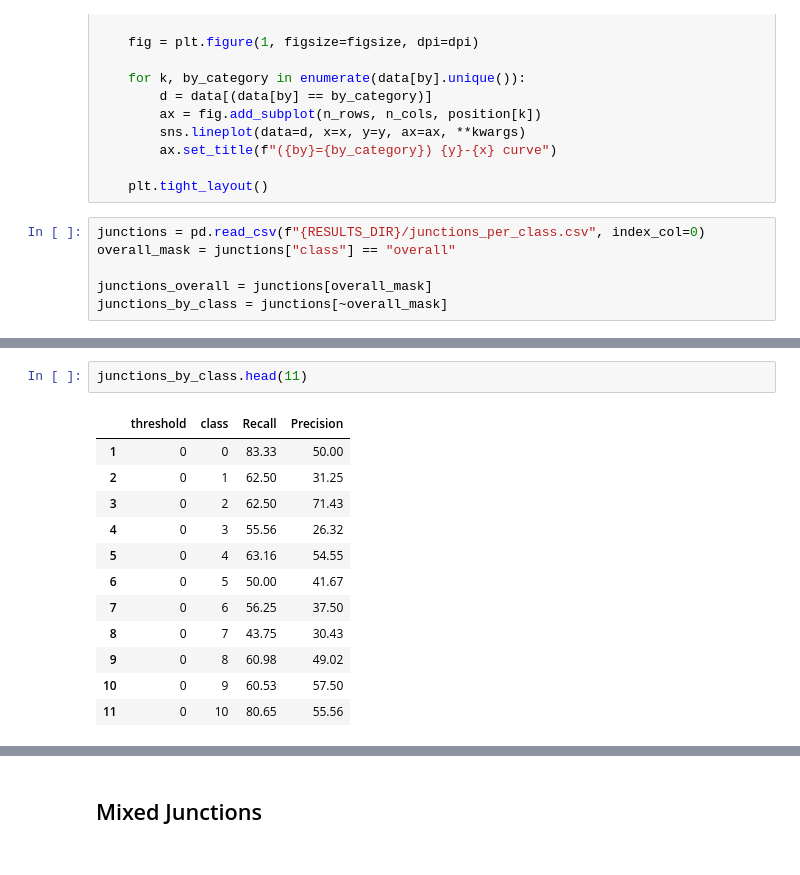
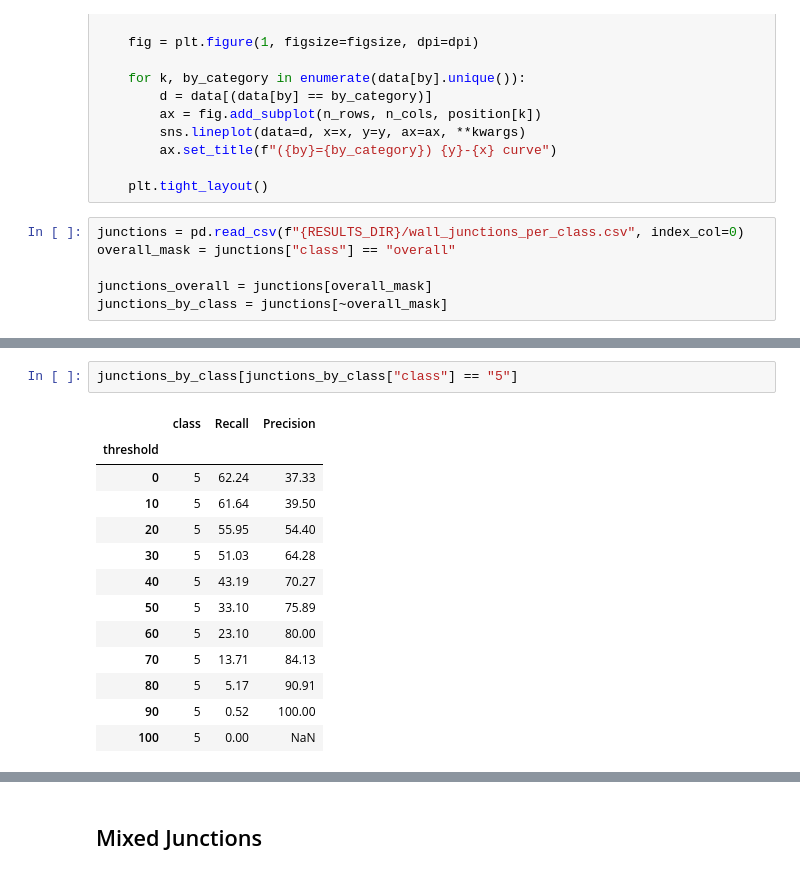
Before and after one commit to joaocmd/CubiCasa5k, a Jupyter notebook: Performance-Metrics.ipynb, the cells around one changed output, grey strips where cells are left out. Cells and saved outputs as stored; diff of their text form.

```diff
--- a/Performance-Metrics.ipynb
+++ b/Performance-Metrics.ipynb
@@ -165,7 +103,7 @@ def plot_per_class(
 
     plt.tight_layout()
 # %%
-junctions = pd.read_csv(f"{RESULTS_DIR}/junctions_per_class.csv", index_col=0)
+junctions = pd.read_csv(f"{RESULTS_DIR}/wall_junctions_per_class.csv", index_col=0)
 overall_mask = junctions["class"] == "overall"
 
 junctions_overall = junctions[overall_mask]
@@ -183,15 +121,16 @@ plot_per_class(junctions_by_class, x="Recall", y="Precision", by="class", figsiz
 # %%
-junctions_by_class.head(11)
+junctions_by_class[junctions_by_class["class"] == "5"]
 # %% [output]
-|  | threshold | class | Recall | Precision |
-| 1 | 0 | 0 | 83.33 | 50.00 |
-| 2 | 0 | 1 | 62.50 | 31.25 |
-| 3 | 0 | 2 | 62.50 | 71.43 |
-| 4 | 0 | 3 | 55.56 | 26.32 |
-| 5 | 0 | 4 | 63.16 | 54.55 |
-| 6 | 0 | 5 | 50.00 | 41.67 |
-| 7 | 0 | 6 | 56.25 | 37.50 |
-| 8 | 0 | 7 | 43.75 | 30.43 |
-| 9 | 0 | 8 | 60.98 | 49.02 |
-| 10 | 0 | 9 | 60.53 | 57.50 |
-| 11 | 0 | 10 | 80.65 | 55.56 |
+|  | class | Recall | Precision |
+| threshold |  |  |  |
+| 0 | 5 | 62.24 | 37.33 |
+| 10 | 5 | 61.64 | 39.50 |
+| 20 | 5 | 55.95 | 54.40 |
+| 30 | 5 | 51.03 | 64.28 |
+| 40 | 5 | 43.19 | 70.27 |
+| 50 | 5 | 33.10 | 75.89 |
+| 60 | 5 | 23.10 | 80.00 |
+| 70 | 5 | 13.71 | 84.13 |
+| 80 | 5 | 5.17 | 90.91 |
+| 90 | 5 | 0.52 | 100.00 |
+| 100 | 5 | 0.00 | NaN |
```
Also changed, not shown: parts of 13 cells of this notebook, 1 other file.
